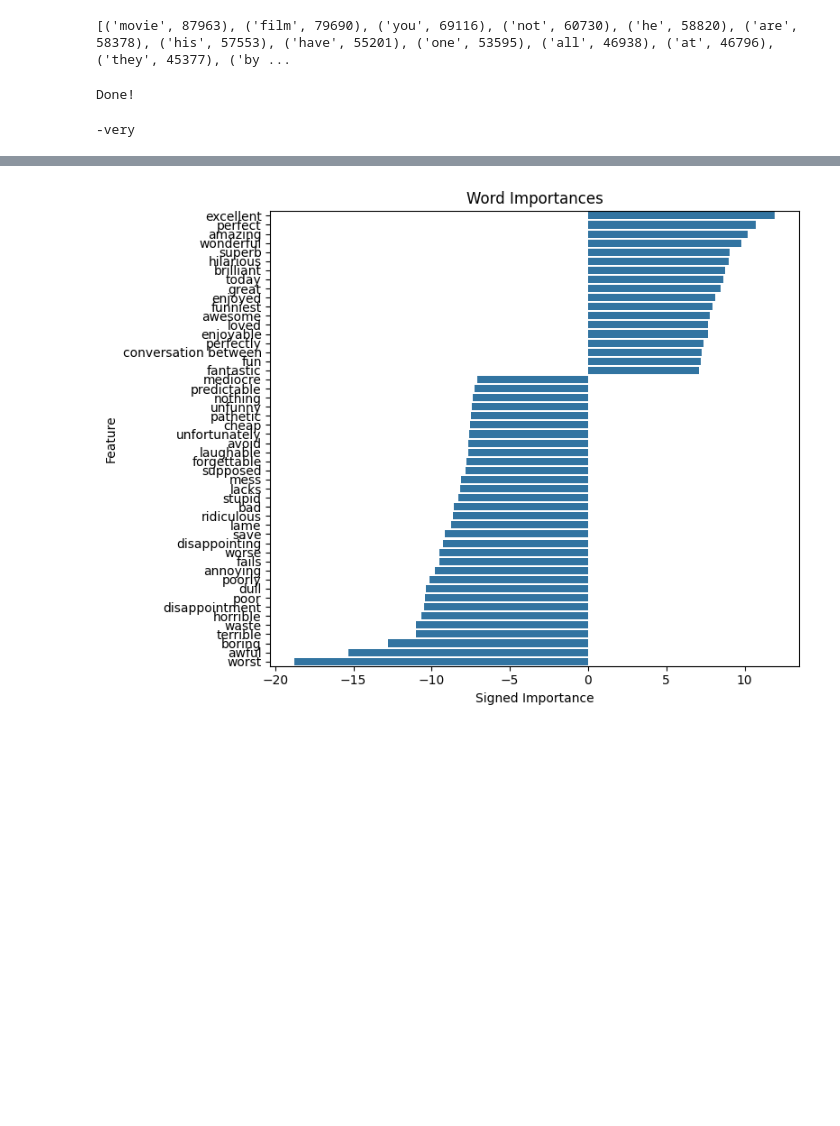
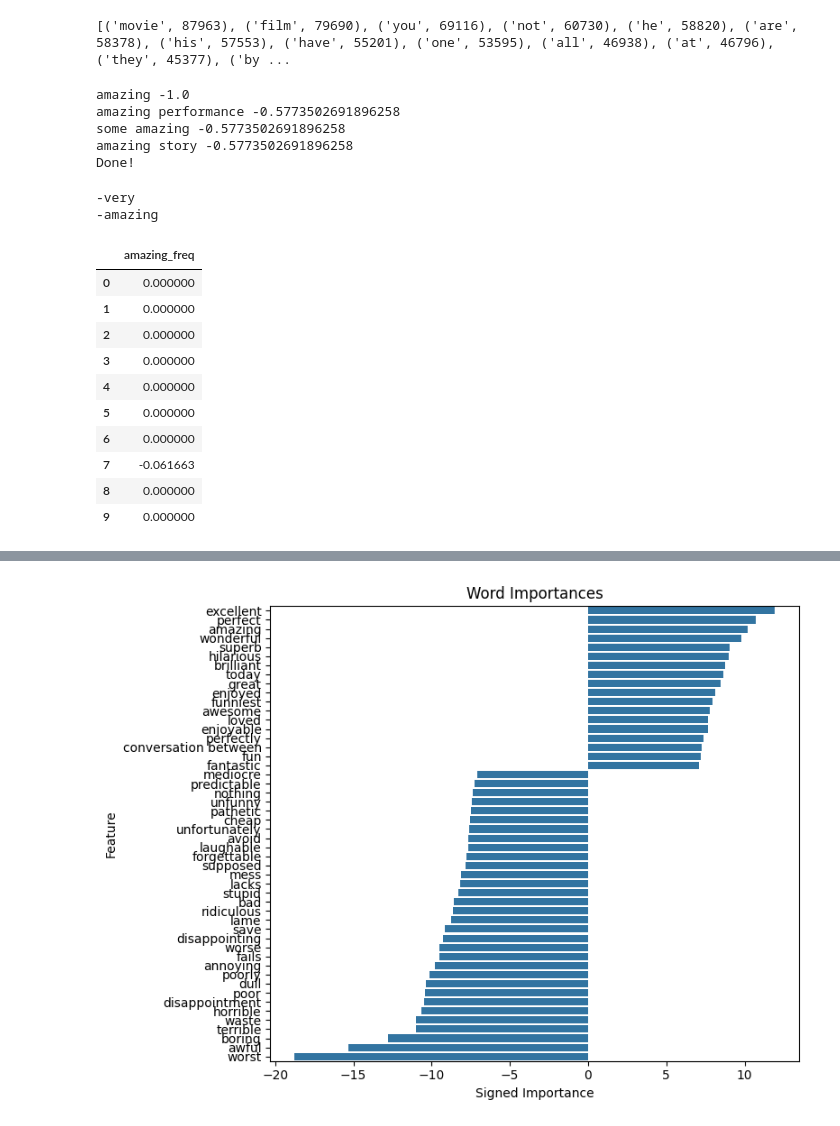
Before and after one commit to MattInglisWhalen/MovieReviewSentiments, a Jupyter notebook: mrs/bin/mrs_ipy_hashing.ipynb, the cells around one changed output, grey strips where cells are left out. Cells and saved outputs as stored; diff of their text form; code cells hidden in the pictures; blank space fills up the shorter version.

```diff
--- a/mrs/bin/mrs_ipy_hashing.ipynb
+++ b/mrs/bin/mrs_ipy_hashing.ipynb
@@ -173,14 +176,38 @@ for pair in all_sorted[:50000] :
     docdx_as_list, hashed_idx_as_list = transformed_gram.nonzero()
     if hashed_idx_as_list.size > 0 :
         docdx, hashed_idx = docdx_as_list[0], hashed_idx_as_list[0]
+        # if gram == "amazing" :
+        #     print(hashed_idx)
+        if hashed_idx == 228745 :
+            print(gram, transformed_gram[docdx,hashed_idx])
         is_positive = transformed_gram[docdx,hashed_idx] > 0
         if hashed_idx not in hashdx_word_dict :
             hashdx_word_dict[hashed_idx] = f"{'+' if is_positive else '-'}{gram}"
 
 print("Done!")
 # %% [output]
+amazing -1.0
+amazing performance -0.5773502691896258
+some amazing -0.5773502691896258
+amazing story -0.5773502691896258
 Done!
 # %%
 print(hashdx_word_dict[70406])
+print(hashdx_word_dict[228745])
+amazing_rates = transformed_X[:,228745]
+amazing_rate_df = pd.DataFrame.sparse.from_spmatrix(amazing_rates,columns=['amazing_freq'])
+amazing_rate_df.head(10)
 # %% [output]
 -very
+-amazing
+|  | amazing_freq |
+| 0 | 0.000000 |
+| 1 | 0.000000 |
+| 2 | 0.000000 |
+| 3 | 0.000000 |
+| 4 | 0.000000 |
+| 5 | 0.000000 |
+| 6 | 0.000000 |
+| 7 | -0.061663 |
+| 8 | 0.000000 |
+| 9 | 0.000000 |
```
Also changed, not shown: parts of 8 cells of this notebook, 14 other files.
